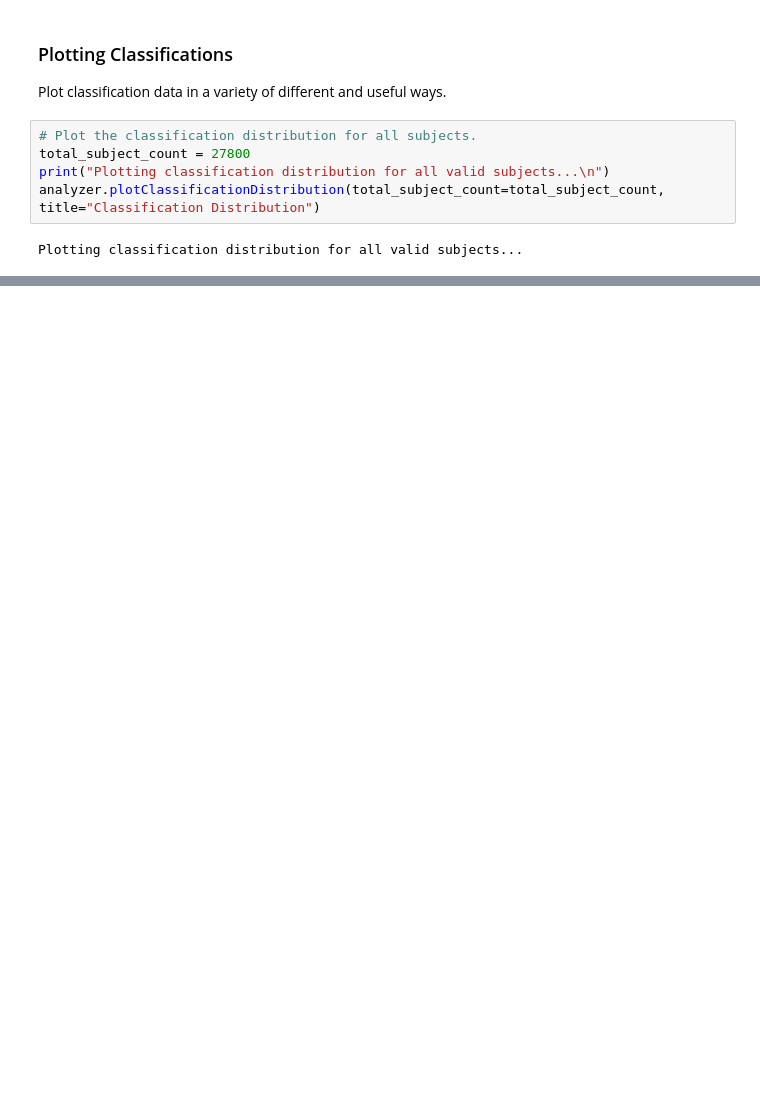
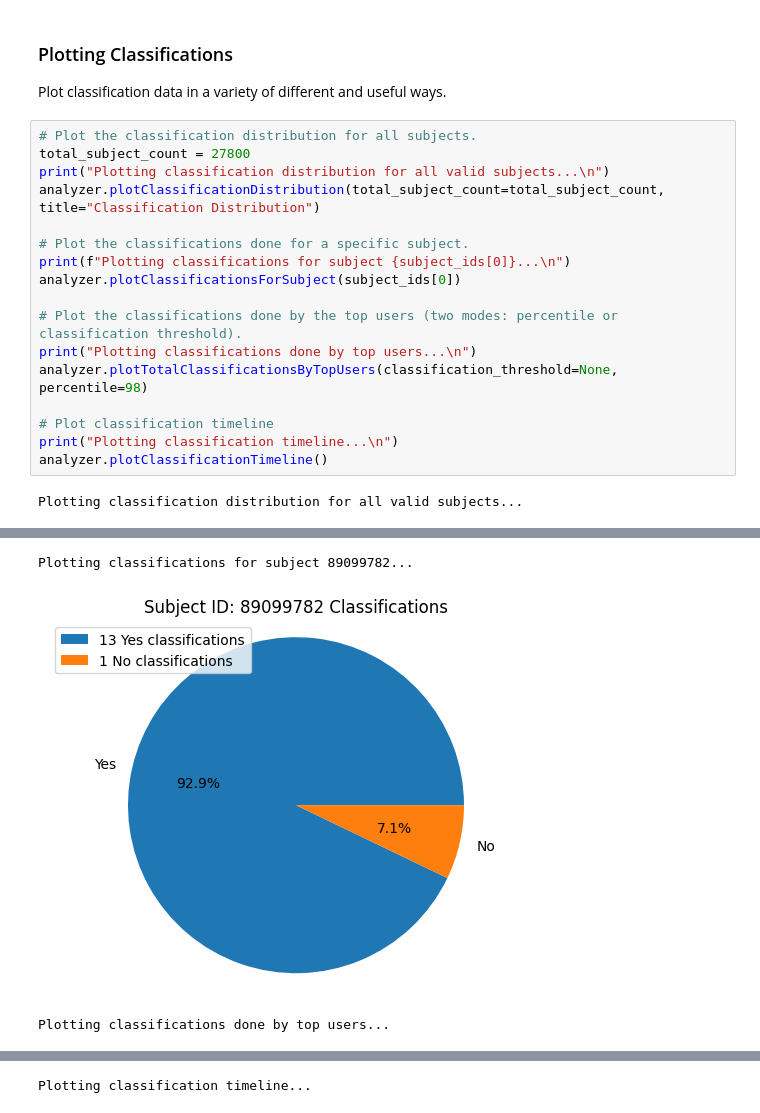
Before and after one commit to coolneighbors/DataAnalysis, a Jupyter notebook: DataToolkit/Examples/JupyterNotebooks/Analyzing/Analyzing Subjects.ipynb, the cells around one changed output, grey strips where cells are left out. Drawn from its saved outputs; the diff is of its cells as text; blank space fills up the shorter version.

```diff
--- a/DataToolkit/Examples/JupyterNotebooks/Analyzing/Analyzing Subjects.ipynb
+++ b/DataToolkit/Examples/JupyterNotebooks/Analyzing/Analyzing Subjects.ipynb
@@ -165,8 +191,23 @@ Plot classification data in a variety of different and useful ways.
 # %%
 # Plot the classification distribution for all subjects.
 total_subject_count = 27800
 print("Plotting classification distribution for all valid subjects...\n")
 analyzer.plotClassificationDistribution(total_subject_count=total_subject_count, title="Classification Distribution")
+
+# Plot the classifications done for a specific subject.
+print(f"Plotting classifications for subject {subject_ids[0]}...\n")
+analyzer.plotClassificationsForSubject(subject_ids[0])
+
+# Plot the classifications done by the top users (two modes: percentile or classification threshold).
+print("Plotting classifications done by top users...\n")
+analyzer.plotTotalClassificationsByTopUsers(classification_threshold=None, percentile=98)
+
+# Plot classification timeline
+print("Plotting classification timeline...\n")
+analyzer.plotClassificationTimeline()
 # %% [output]
 Plotting classification distribution for all valid subjects...
 [figure]
+Plotting classifications for subject 89099782...
+[figure, added]
+Plotting classifications done by top users...
@@ -172,0 +215 @@ Plotting classification distribution for all valid subjects...
+Plotting classification timeline...
```
Also changed, not shown: parts of 12 cells of this notebook, 3 other files.
